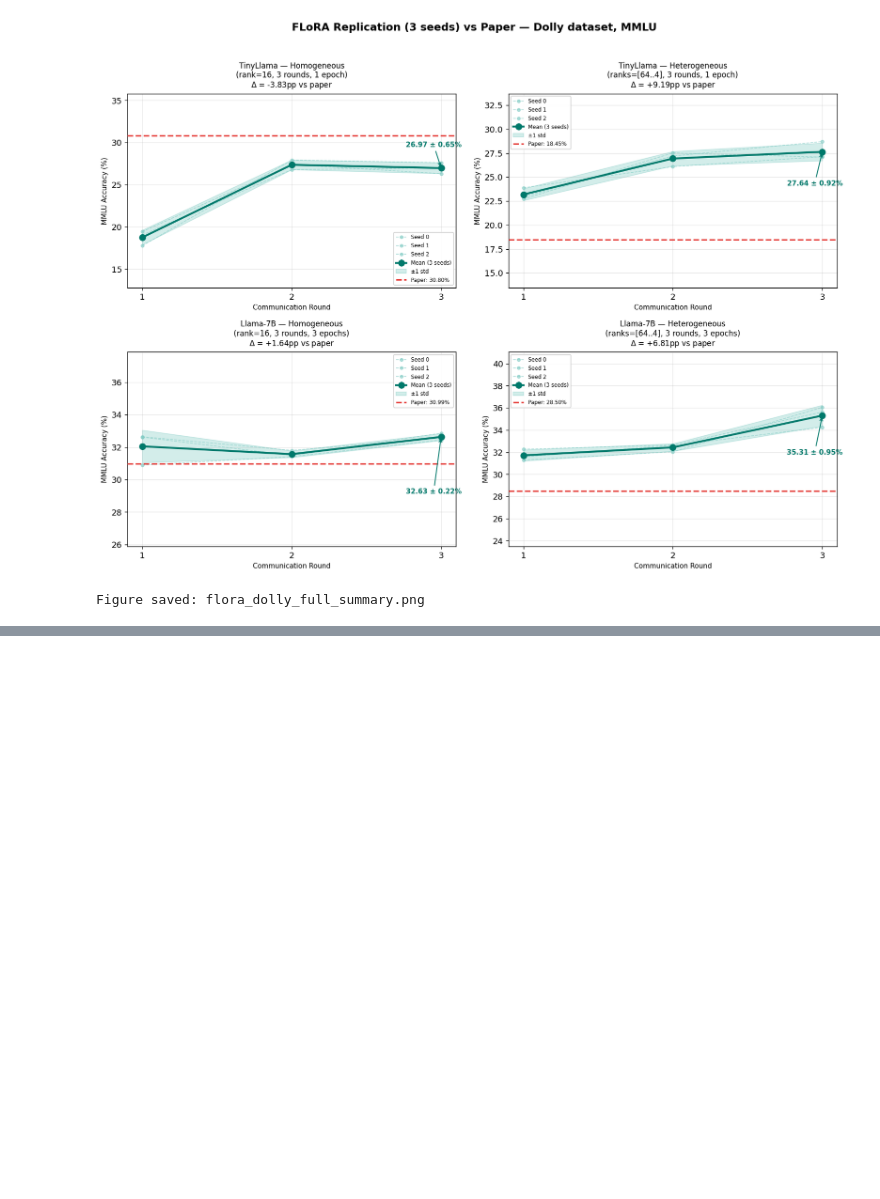
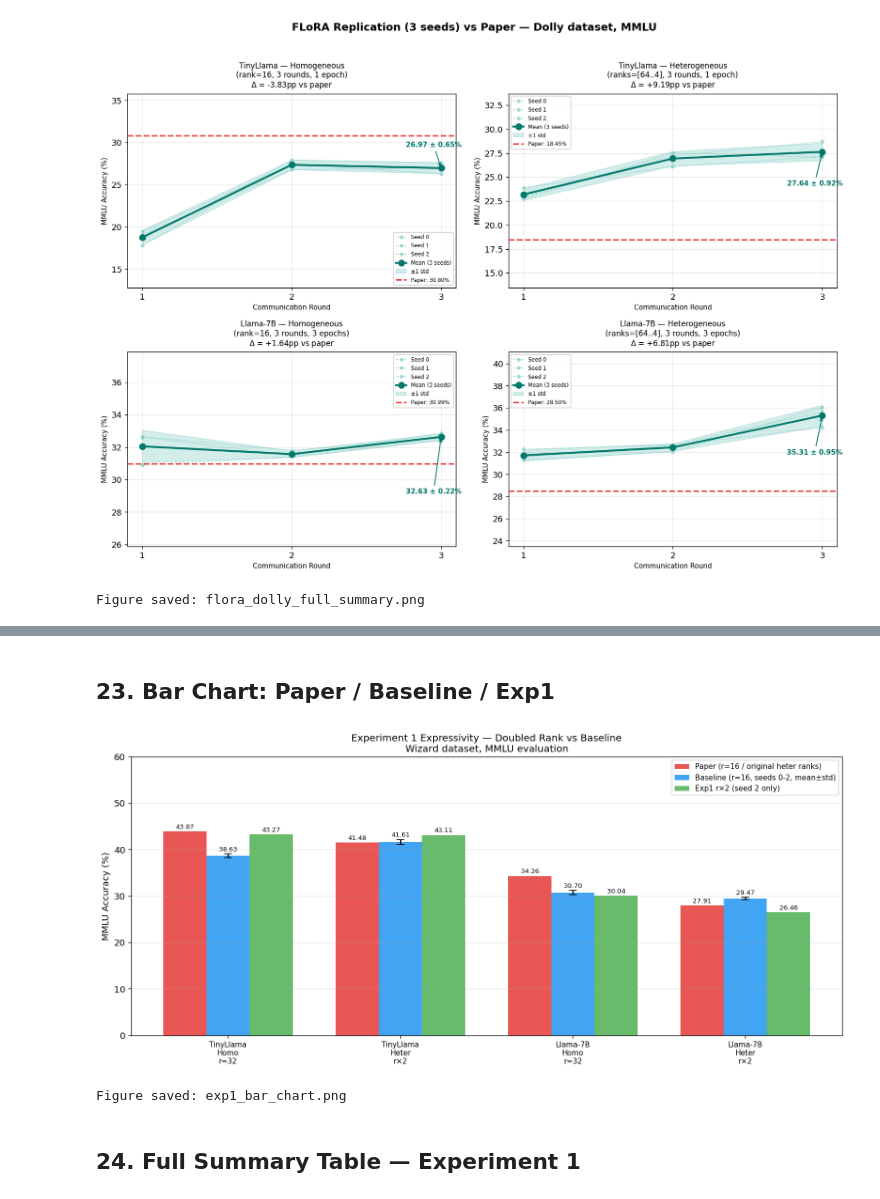
Before and after one commit to trantrieuvy/FederatedLLM, a Jupyter notebook: flora_results_analysis.ipynb, the cells around one changed output, grey strips where cells are left out. Saved outputs shown, nothing was run; the diff lists cells and outputs as text; code cells hidden in the pictures; blank space fills up the shorter version.

```diff
--- a/flora_results_analysis.ipynb
+++ b/flora_results_analysis.ipynb
@@ -982,0 +1151,54 @@ Figure saved: flora_dolly_full_summary.png
+# %% [markdown]
+## 23. Bar Chart: Paper / Baseline / Exp1
+# %%
+fig, ax = plt.subplots(figsize=(13, 6))
+
+keys    = list(EXP1_EXPERIMENTS.keys())
+x       = np.arange(len(keys))
+width   = 0.25
+xlabels = [EXP1_LABELS[k].replace(' ', '\n') for k in keys]
+
+paper_vals   = [paper_wiz[k] for k in keys]
+base_means   = [stats[k]['mean'] for k in keys]
+base_stds    = [stats[k]['std']  for k in keys]
+exp1_finals  = [exp1_results[k][-1] if exp1_results[k] else float('nan') for k in keys]
+
+bars1 = ax.bar(x - width, paper_vals, width, color='#E53935', alpha=0.85,
+               label='Paper (r=16 / original heter ranks)')
+bars2 = ax.bar(x,         base_means, width, yerr=base_stds, capsize=5,
+               color='#2196F3', alpha=0.85,
+               label='Baseline (r=16, seeds 0-2, mean±std)')
+bars3 = ax.bar(x + width, exp1_finals, width,
+               color='#4CAF50', alpha=0.85,
+               label='Exp1 r×2 (seed 2 only)')
+
+# Value labels
+for bar in bars1:
+    ax.text(bar.get_x() + bar.get_width()/2, bar.get_height() + 0.3,
+            f'{bar.get_height():.2f}', ha='center', va='bottom', fontsize=8)
+for bar, std in zip(bars2, base_stds):
+    ax.text(bar.get_x() + bar.get_width()/2, bar.get_height() + std + 0.3,
+            f'{bar.get_height():.2f}', ha='center', va='bottom', fontsize=8)
+for bar in bars3:
+    if not np.isnan(bar.get_height()):
+        ax.text(bar.get_x() + bar.get_width()/2, bar.get_height() + 0.3,
+                f'{bar.get_height():.2f}', ha='center', va='bottom', fontsize=8)
+
+ax.set_xticks(x)
+ax.set_xticklabels(xlabels, fontsize=9)
+ax.set_ylabel('MMLU Accuracy (%)')
+ax.set_title('Experiment 1 Expressivity — Doubled Rank vs Baseline\nWizard dataset, MMLU evaluation',
+             fontsize=12)
+ax.legend(fontsize=9)
+ax.set_ylim(0, 60)
+ax.grid(axis='y', alpha=0.3)
+
+plt.tight_layout()
+plt.savefig('exp1_bar_chart.png', bbox_inches='tight')
+plt.show()
+print("Figure saved: exp1_bar_chart.png")
+# %% [output]
+[figure, added]
+Figure saved: exp1_bar_chart.png
+# %% [markdown]
+## 24. Full Summary Table — Experiment 1
```
Also changed, not shown: parts of 25 cells of this notebook, 6 other files.
